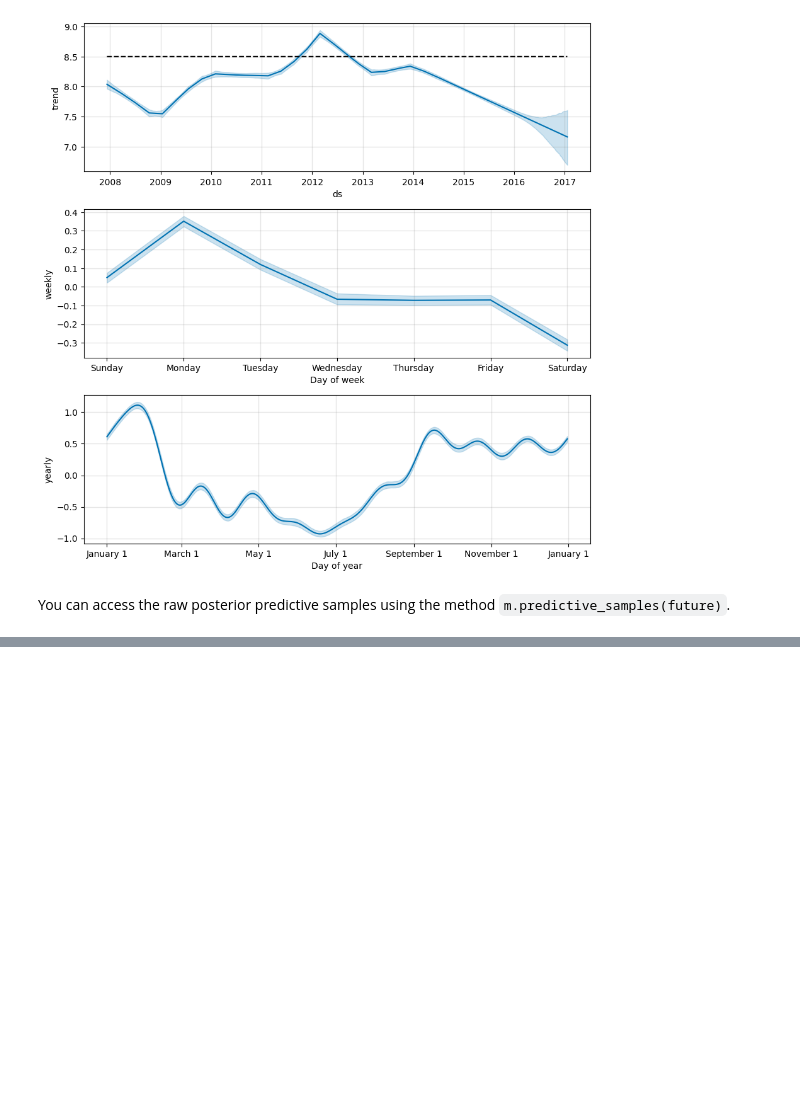
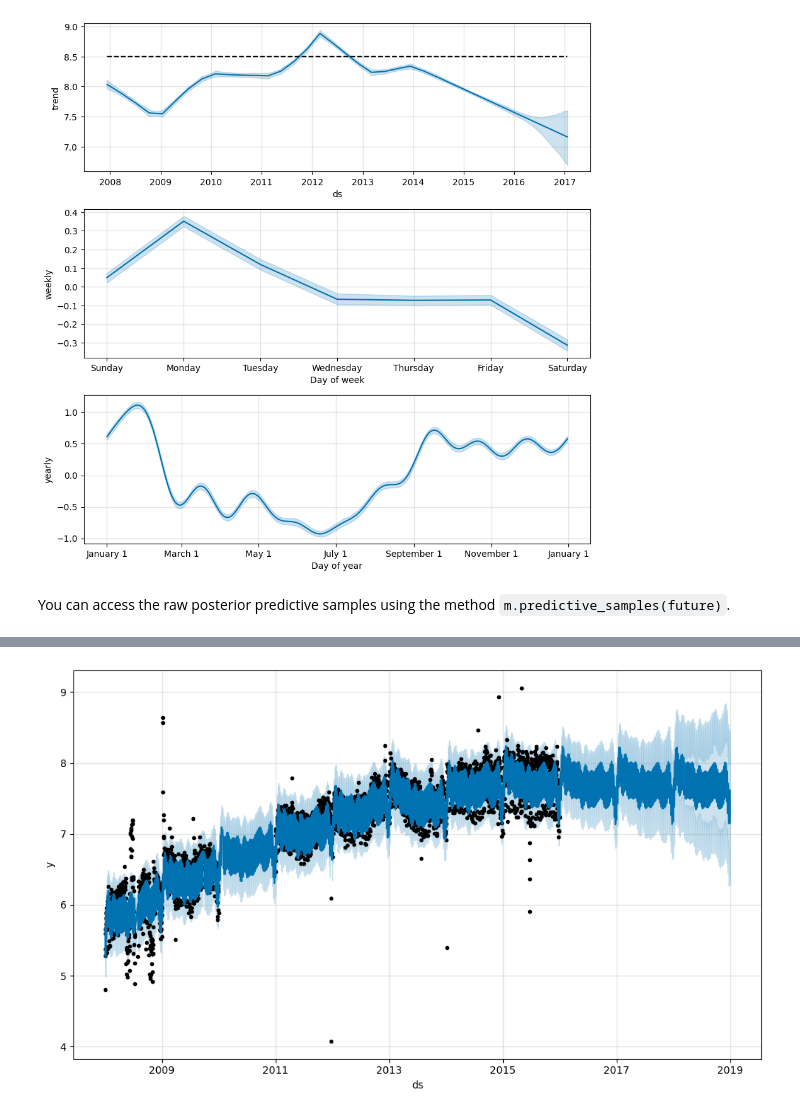
Before and after one commit to kdonavin/meta-prophet-guide, a Jupyter notebook: prophet.ipynb, the cells around one changed output, grey strips where cells are left out. Saved outputs shown, nothing was run; the diff lists cells and outputs as text; code cells hidden in the pictures; blank space fills up the shorter version.

```diff
--- a/prophet.ipynb
+++ b/prophet.ipynb
@@ -906,0 +924,6 @@ You can access the raw posterior predictive samples using the method `m.predicti
+# %%
+df.loc[(df['ds'] > '2010-01-01') & (df['ds'] < '2011-01-01'), 'y'] = None
+model = Prophet().fit(df)
+fig = model.plot(model.predict(future))
+# %% [output]
+[figure, added]
```
Also changed, not shown: parts of 8 cells of this notebook.
